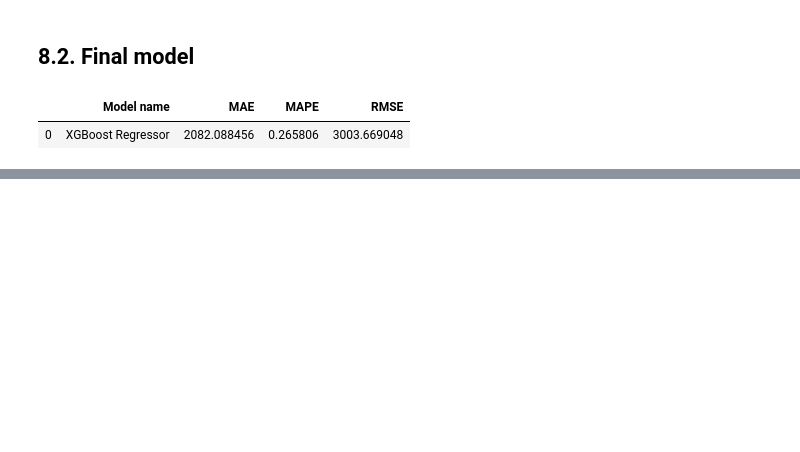
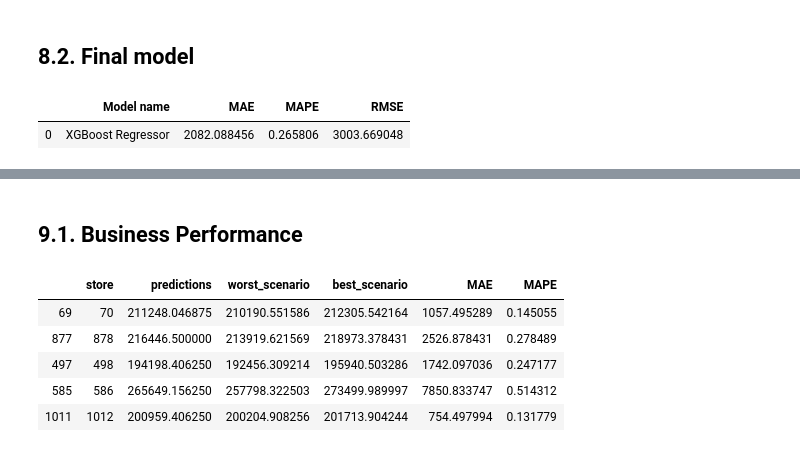
Before and after one commit to cidones/data-science-em-producao, a Jupyter notebook: M07_v01_store_sales_prediction.ipynb, the cells around one changed output, grey strips where cells are left out. Cells and saved outputs as stored; diff of their text form; code cells hidden in the pictures; blank space fills up the shorter version.

```diff
--- a/M07_v01_store_sales_prediction.ipynb
+++ b/M07_v01_store_sales_prediction.ipynb
@@ -1398,0 +1409,2 @@ xgb_result_tuned
+# %% [markdown]
+## 9.1. Business Performance
@@ -1398,0 +1432,9 @@ xgb_result_tuned
+# %%
+df92.sample(5)
+# %% [output]
+|  | store | predictions | worst_scenario | best_scenario | MAE | MAPE |
+| 69 | 70 | 211248.046875 | 210190.551586 | 212305.542164 | 1057.495289 | 0.145055 |
+| 877 | 878 | 216446.500000 | 213919.621569 | 218973.378431 | 2526.878431 | 0.278489 |
+| 497 | 498 | 194198.406250 | 192456.309214 | 195940.503286 | 1742.097036 | 0.247177 |
+| 585 | 586 | 265649.156250 | 257798.322503 | 273499.989997 | 7850.833747 | 0.514312 |
+| 1011 | 1012 | 200959.406250 | 200204.908256 | 201713.904244 | 754.497994 | 0.131779 |
```
Also changed, not shown: parts of 40 cells of this notebook, 3 other files.
